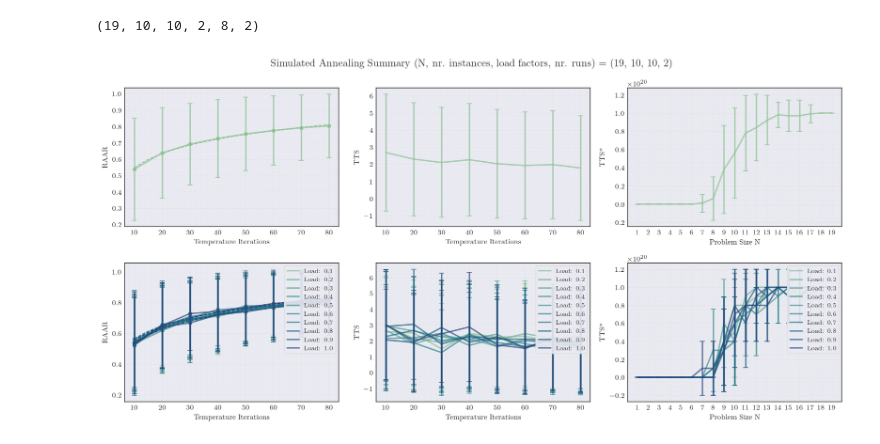
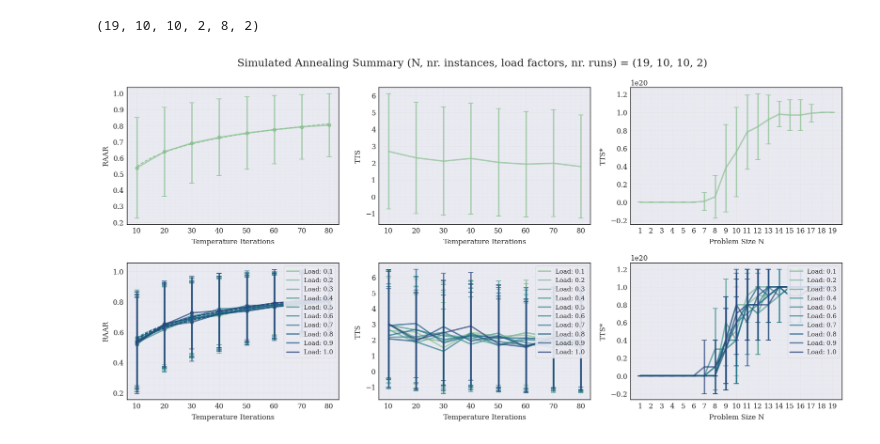
Before and after one commit to DerEinverleiber/UCP-PaperV2, a Jupyter notebook: cl_optimizer_plots.ipynb, the cells around one changed output. Cells and saved outputs as stored; diff of their text form; code cells hidden in the pictures.

Commit message:
fix(cl optimizer plots): temporarly disable latex as latex is not installed on remote machine

```diff
--- a/cl_optimizer_plots.ipynb
+++ b/cl_optimizer_plots.ipynb
@@ -9,8 +9,8 @@ The autoreload extension is already loaded. To reload it, use:
   %reload_ext autoreload
 # %%
 # Parameters
-results_path = 'data/simulated_annealing/summary_2026-04-20_01-47-25.npy'
-brute_force_data_directory = './data/brute_force/first_run' # use same as in cl_optimizer_experiments
+results_path = 'data/simulated_annealing/summary_2026-04-20_01-38-38.npy'
+brute_force_data_directory = './data/brute_force/test/test' # use same as in cl_optimizer_experiments
 # %%
 import numpy as np
 
@@ -87,7 +87,7 @@ from datetime import datetime
 import styling
 import seaborn as sns
 
-styling.set_my_style()
+styling.set_my_style(use_latex=False)
 
 palette = sns.color_palette("crest", len(load_factors))
 
@@ -230,31 +230,31 @@ for i, (load_factor, mean, std) in enumerate(zip(load_factors, avg_min_tts_per_l
     ax[5].plot(
         problem_sizes,
         mean,
         alpha=0.7,
         linewidth=1.6,
         markersize=3.5,
         color=palette[i],
         label=f'Load: {load_factor}'
     )
 
     ax[5].set_xticks(problem_sizes)
 
     ax[5].errorbar(
         problem_sizes,
         y=mean,
         yerr=std,
         fmt="none",
         capsize=3,
         color=palette[i],
         alpha=0.7,
         linewidth=1.6
     )
 ax[5].set_ylabel('TTS*')
 ax[5].set_xlabel('Problem Size N')
 ax[5].grid(visible=True)
 ax[5].legend(loc='upper right')
 
 plt.tight_layout()
 plt.savefig(f'./plots/simulated_annealing_performance_summary_{datetime.now().strftime("%Y%m%d-%H%M%S")}.png')
 # %% [output]
-[figure, old version]
+[figure, new version]
```
